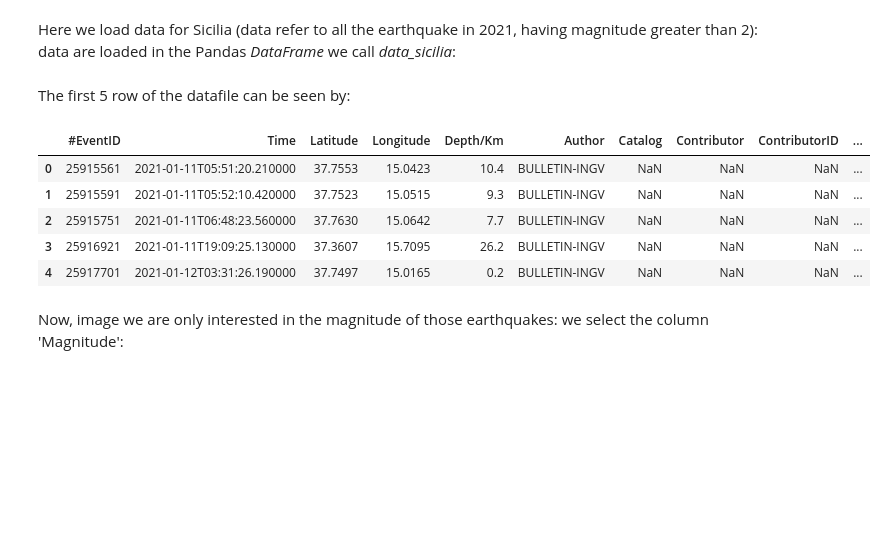
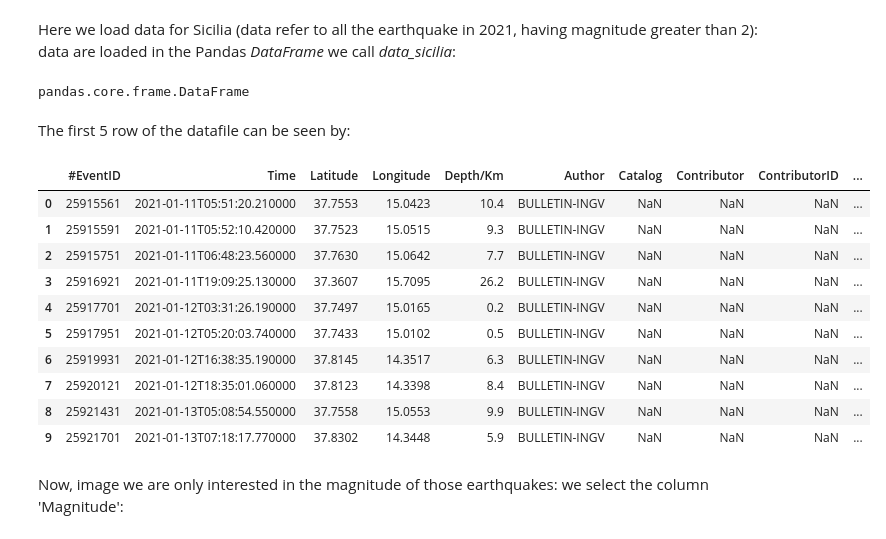
Before and after one commit to Mauro-Prencipe/Python_course_2022, a Jupyter notebook: classes.ipynb, the cells around one changed output. Saved outputs shown, nothing was run; the diff lists cells and outputs as text; code cells hidden in the pictures; blank space fills up the shorter version.

```diff
--- a/classes.ipynb
+++ b/classes.ipynb
@@ -603,17 +629,26 @@ import matplotlib.pyplot as plt
 Here we load data for Sicilia (data refer to all the earthquake in 2021, having magnitude greater than 2): data are loaded in the Pandas *DataFrame* we call *data_sicilia*:
 # %%
 data_sicilia=pd.read_csv('data_files/earthq_sicilia.dat', sep='|')
+# %%
+type(data_sicilia)
+# %% [output]
+pandas.core.frame.DataFrame
 # %% [markdown]
 The first 5 row of the datafile can be seen by:
 # %%
-data_sicilia.head()
+data_sicilia.head(10)
 # %% [output]
 |  | #EventID | Time | Latitude | Longitude | Depth/Km | Author | Catalog | Contributor | ContributorID | ... |
 | 0 | 25915561 | 2021-01-11T05:51:20.210000 | 37.7553 | 15.0423 | 10.4 | BULLETIN-INGV | NaN | NaN | NaN | ... |
 | 1 | 25915591 | 2021-01-11T05:52:10.420000 | 37.7523 | 15.0515 | 9.3 | BULLETIN-INGV | NaN | NaN | NaN | ... |
 | 2 | 25915751 | 2021-01-11T06:48:23.560000 | 37.7630 | 15.0642 | 7.7 | BULLETIN-INGV | NaN | NaN | NaN | ... |
 | 3 | 25916921 | 2021-01-11T19:09:25.130000 | 37.3607 | 15.7095 | 26.2 | BULLETIN-INGV | NaN | NaN | NaN | ... |
 | 4 | 25917701 | 2021-01-12T03:31:26.190000 | 37.7497 | 15.0165 | 0.2 | BULLETIN-INGV | NaN | NaN | NaN | ... |
+| 5 | 25917951 | 2021-01-12T05:20:03.740000 | 37.7433 | 15.0102 | 0.5 | BULLETIN-INGV | NaN | NaN | NaN | ... |
+| 6 | 25919931 | 2021-01-12T16:38:35.190000 | 37.8145 | 14.3517 | 6.3 | BULLETIN-INGV | NaN | NaN | NaN | ... |
+| 7 | 25920121 | 2021-01-12T18:35:01.060000 | 37.8123 | 14.3398 | 8.4 | BULLETIN-INGV | NaN | NaN | NaN | ... |
+| 8 | 25921431 | 2021-01-13T05:08:54.550000 | 37.7558 | 15.0553 | 9.9 | BULLETIN-INGV | NaN | NaN | NaN | ... |
+| 9 | 25921701 | 2021-01-13T07:18:17.770000 | 37.8302 | 14.3448 | 5.9 | BULLETIN-INGV | NaN | NaN | NaN | ... |
 # %% [markdown]
 Now, image we are only interested in the magnitude of those earthquakes: we select the column 'Magnitude':
 # %%
```
Also changed, not shown: parts of 23 cells of this notebook, 15 other files.
